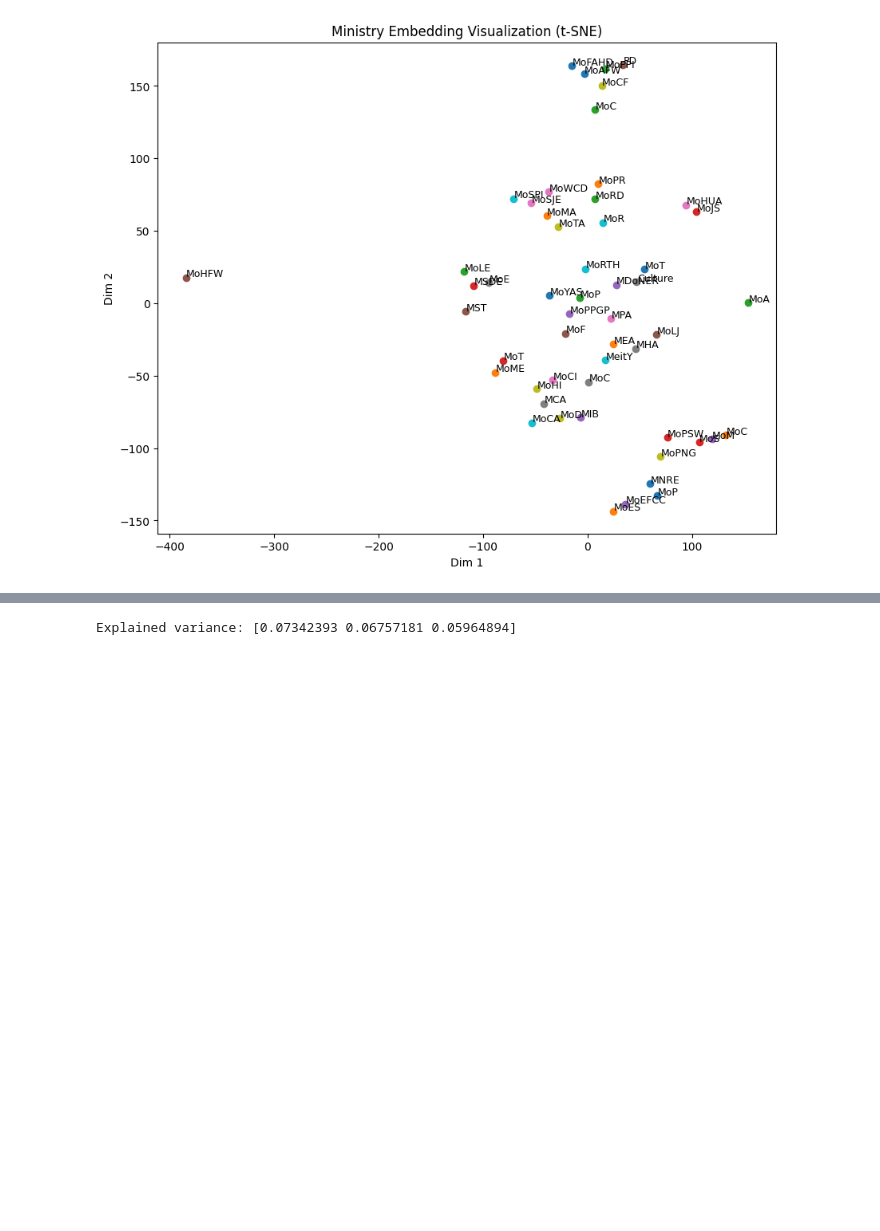
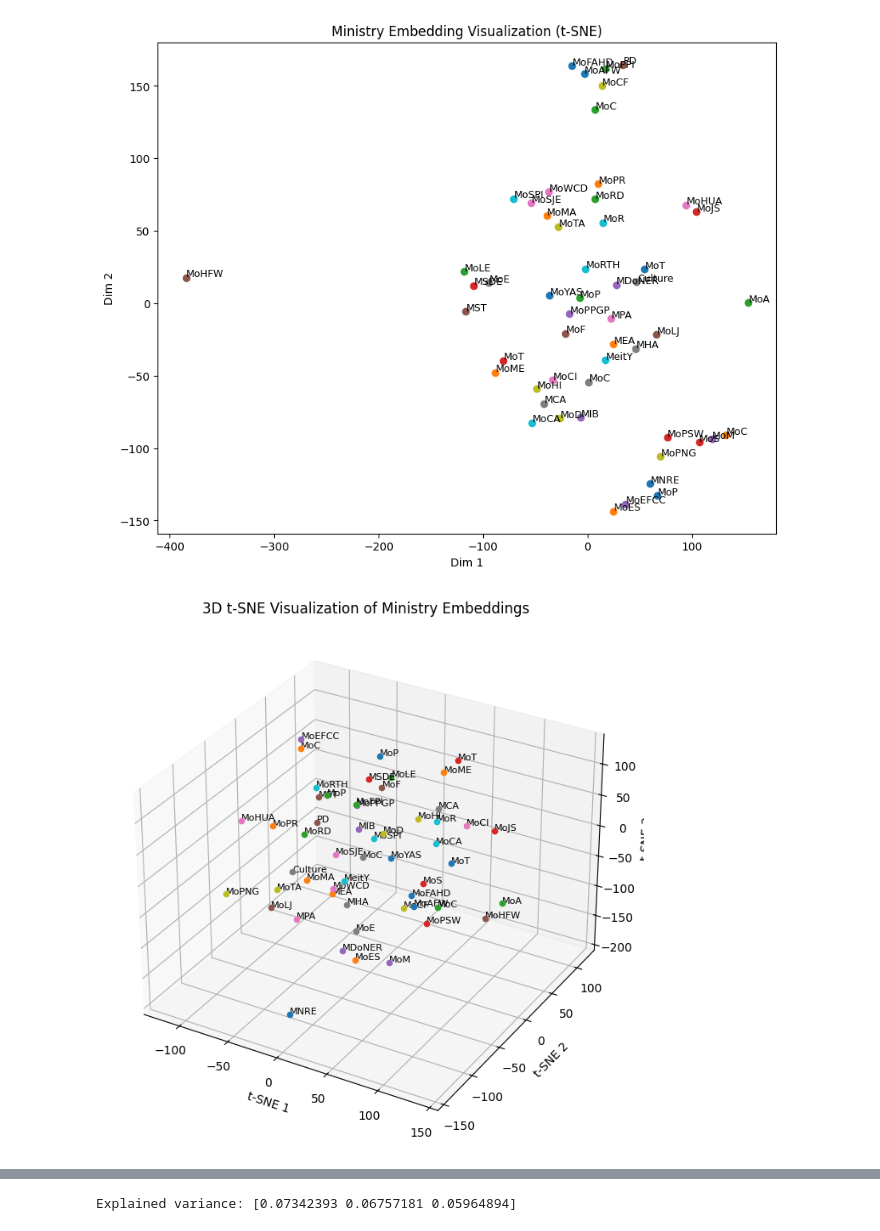
Before and after one commit to DevadattaP/analyse_parliament_transcripts_NLP, a Jupyter notebook: notebooks/ministry_embeddings.ipynb, the cells around one changed output, grey strips where cells are left out. Cells and saved outputs as stored; diff of their text form; code cells hidden in the pictures; blank space fills up the shorter version.

```diff
--- a/notebooks/ministry_embeddings.ipynb
+++ b/notebooks/ministry_embeddings.ipynb
@@ -159,0 +158,29 @@ from mpl_toolkits.mplot3d import Axes3D
+# %%
+# --------------------------------
+# t-SNE -> 3 components
+# --------------------------------
+tsne = TSNE(n_components=3, random_state=42, perplexity=5)
+
+reduced = tsne.fit_transform(vectors)
+
+# --------------------------------
+# 3D Plot
+# --------------------------------
+fig = plt.figure(figsize=(10,8))
+ax = fig.add_subplot(111, projection='3d')
+
+for i, name in enumerate(names):
+    x, y, z = reduced[i]
+
+    ax.scatter(x, y, z)
+    ax.text(x, y, z, name, fontsize=8)
+
+ax.set_xlabel("t-SNE 1")
+ax.set_ylabel("t-SNE 2")
+ax.set_zlabel("t-SNE 3")
+
+ax.set_title("3D t-SNE Visualization of Ministry Embeddings")
+
+plt.show()
+# %% [output]
+[figure, added]
```
Also changed, not shown: parts of 8 cells of this notebook, 4 other files.
